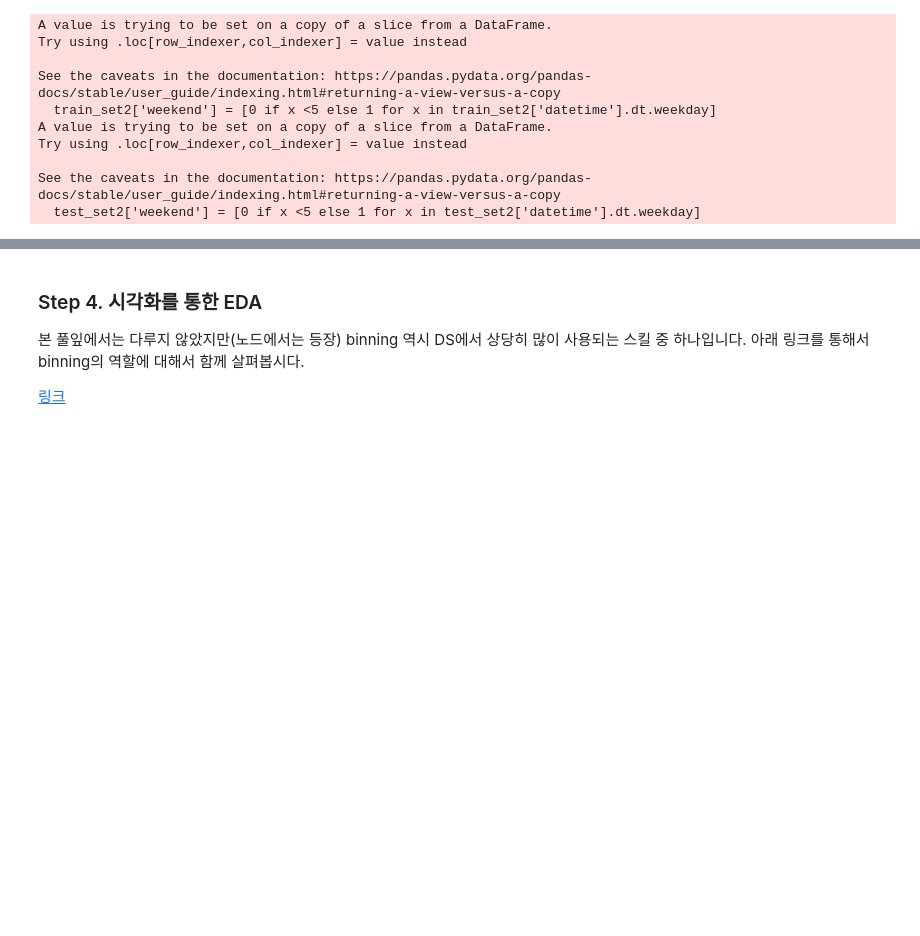
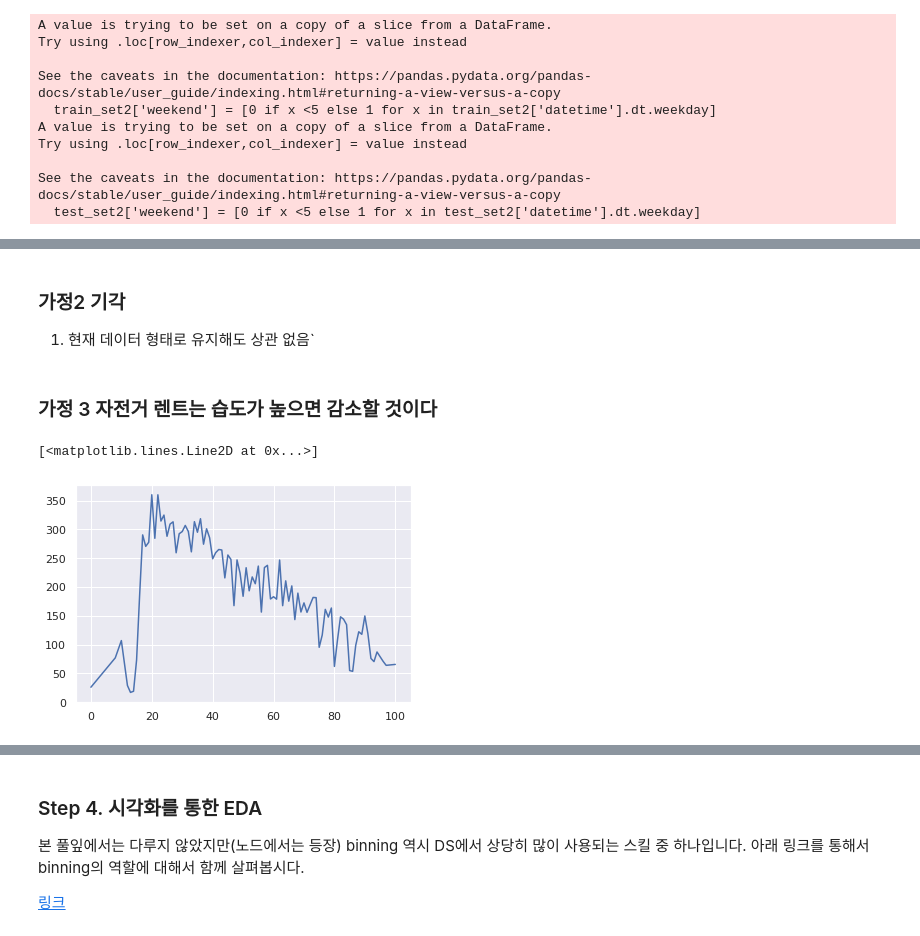
Before and after one commit to katalria/toy_projects, a Jupyter notebook: 5th_week.ipynb, the cells around one changed output, grey strips where cells are left out. Cells and saved outputs as stored; diff of their text form; code cells hidden in the pictures; blank space fills up the shorter version.

```diff
--- a/5th_week.ipynb
+++ b/5th_week.ipynb
@@ -457,0 +584,10 @@ See the caveats in the documentation: https://pandas.pydata.org/pandas-docs/stab
+# %% [markdown]
+### 가정2 기각
+1. 현재 데이터 형태로 유지해도 상관 없음`
+# %% [markdown]
+### 가정 3 자전거 렌트는 습도가 높으면 감소할 것이다
+# %%
+plt.plot(train_set3.groupby(['humidity'])['count'].mean())
+# %% [output]
+[<matplotlib.lines.Line2D at 0x...>]
+[figure, added]
```
Also changed, not shown: parts of 42 cells of this notebook.
